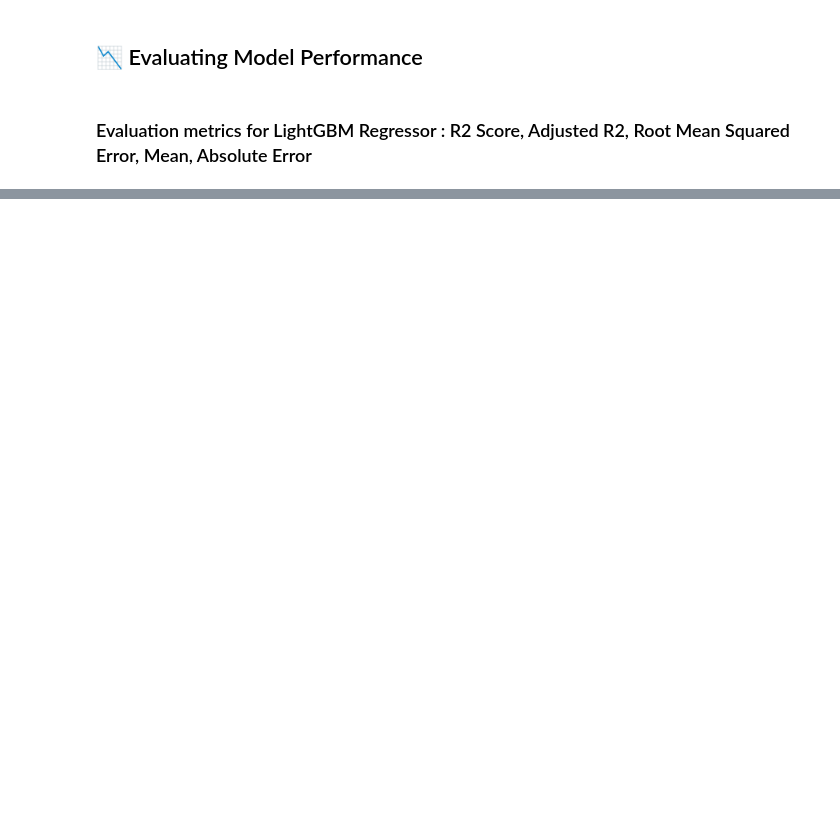
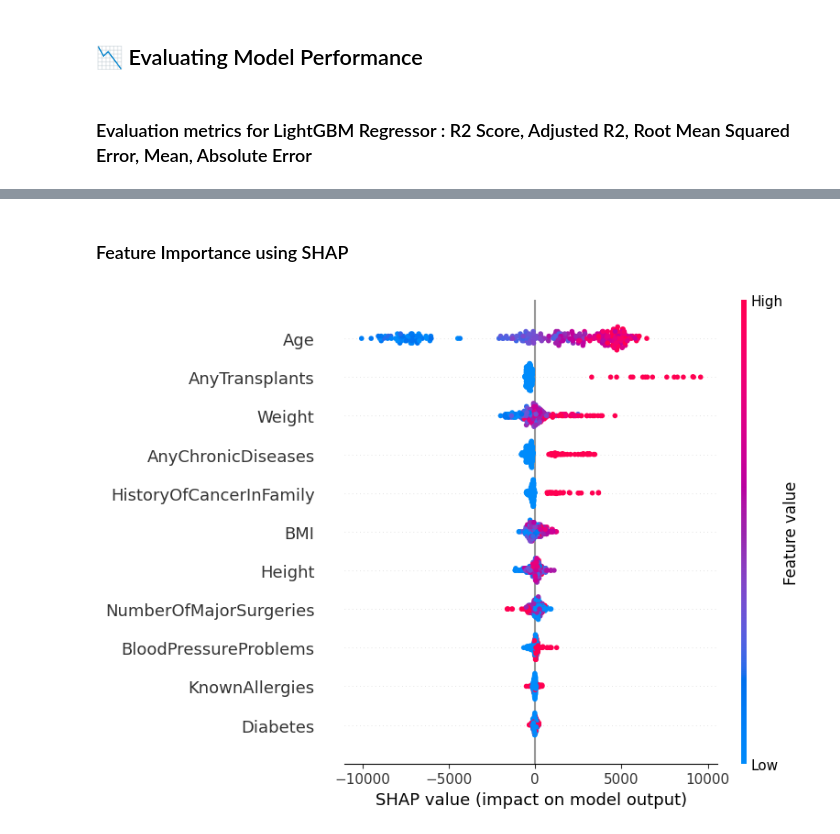
Before and after one commit to RahulHipparkar/Insurance-Premium-Prediction, a Jupyter notebook: insurance-premium-prediction.ipynb, the cells around one changed output, grey strips where cells are left out. Saved outputs shown, nothing was run; the diff lists cells and outputs as text; code cells hidden in the pictures; blank space fills up the shorter version.

```diff
--- a/insurance-premium-prediction.ipynb
+++ b/insurance-premium-prediction.ipynb
@@ -1085,0 +1230,10 @@ metrics
+# %% [markdown]
+### Feature Importance using SHAP
+# %%
+import shap
+explainer = shap.TreeExplainer(lgb_regressor)
+shap_values = explainer.shap_values(X_test)
+# %%
+shap.summary_plot(shap_values,X_test)
+# %% [output]
+[figure, added]
```
Also changed, not shown: parts of 21 cells of this notebook.
